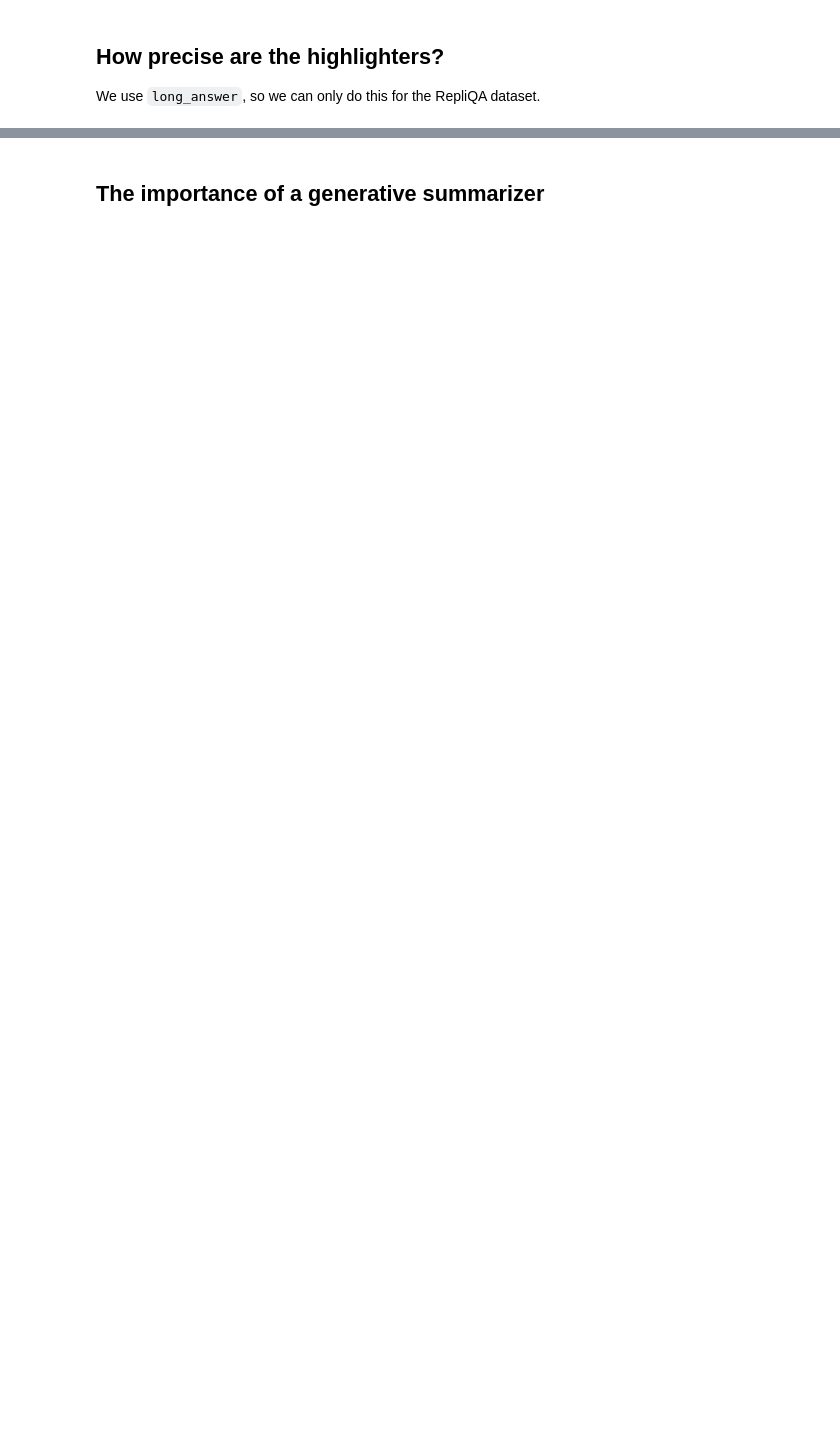
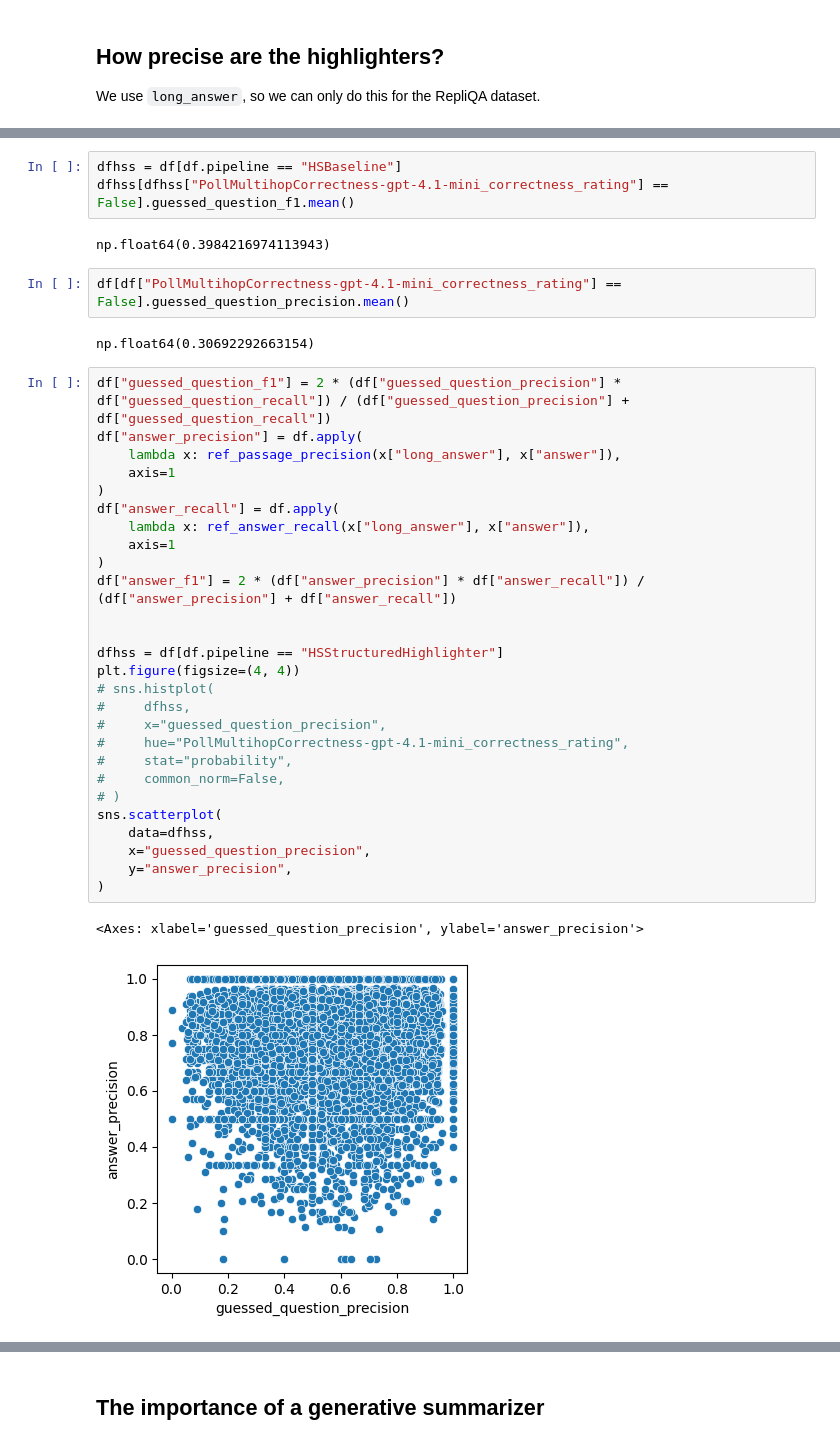
Before and after one commit to microsoft/highlight-summarize, a Jupyter notebook: data-analysis.ipynb, the cells around one changed output, grey strips where cells are left out. Drawn from its saved outputs; the diff is of its cells as text; blank space fills up the shorter version.

Commit message:
data analysis checkpoint

```diff
--- a/data-analysis.ipynb
+++ b/data-analysis.ipynb
@@ -415,0 +358,39 @@ We therefore look at cases where the `summarizer_llm_guessed_question` isn't NaN
+# %%
+dfhss = df[df.pipeline == "HSBaseline"]
+dfhss[dfhss["PollMultihopCorrectness-gpt-4.1-mini_correctness_rating"] == False].guessed_question_f1.mean()
+# %% [output]
+np.float64(0.3984216974113943)
+# %%
+df[df["PollMultihopCorrectness-gpt-4.1-mini_correctness_rating"] == False].guessed_question_precision.mean()
+# %% [output]
+np.float64(0.30692292663154)
+# %%
+df["guessed_question_f1"] = 2 * (df["guessed_question_precision"] * df["guessed_question_recall"]) / (df["guessed_question_precision"] + df["guessed_question_recall"])
+df["answer_precision"] = df.apply(
+    lambda x: ref_passage_precision(x["long_answer"], x["answer"]),
+    axis=1
+)
+df["answer_recall"] = df.apply(
+    lambda x: ref_answer_recall(x["long_answer"], x["answer"]),
+    axis=1
+)
+df["answer_f1"] = 2 * (df["answer_precision"] * df["answer_recall"]) / (df["answer_precision"] + df["answer_recall"])
+
+
+dfhss = df[df.pipeline == "HSStructuredHighlighter"]
+plt.figure(figsize=(4, 4))
+# sns.histplot(
+#     dfhss,
+#     x="guessed_question_precision",
+#     hue="PollMultihopCorrectness-gpt-4.1-mini_correctness_rating",
+#     stat="probability",
+#     common_norm=False,
+# )
+sns.scatterplot(
+    data=dfhss,
+    x="guessed_question_precision",
+    y="answer_precision",
+)
+# %% [output]
+<Axes: xlabel='guessed_question_precision', ylabel='answer_precision'>
+[figure, added]
```
Also changed, not shown: parts of 45 cells of this notebook.
